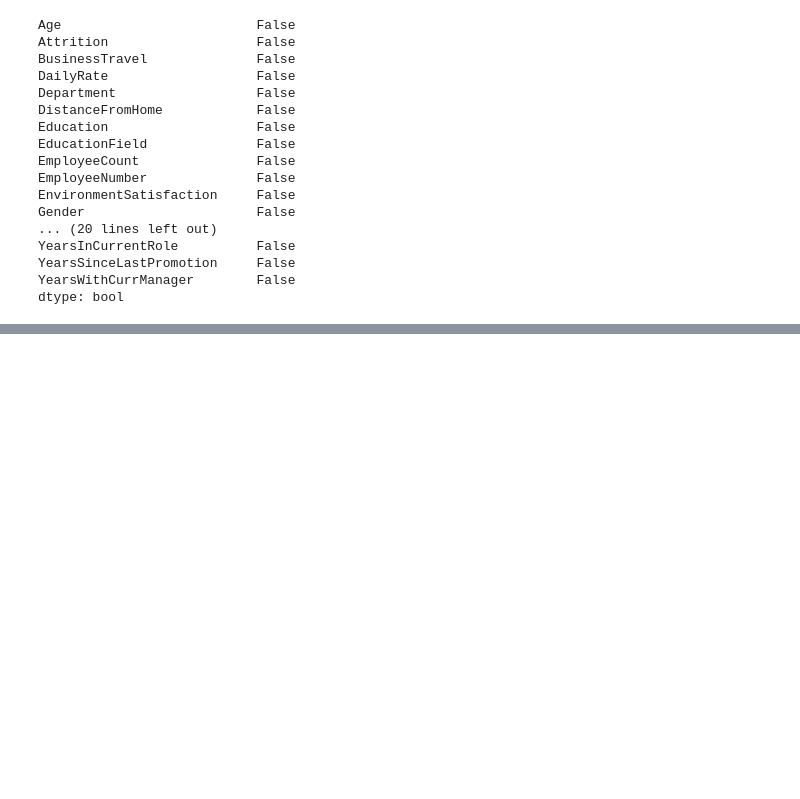
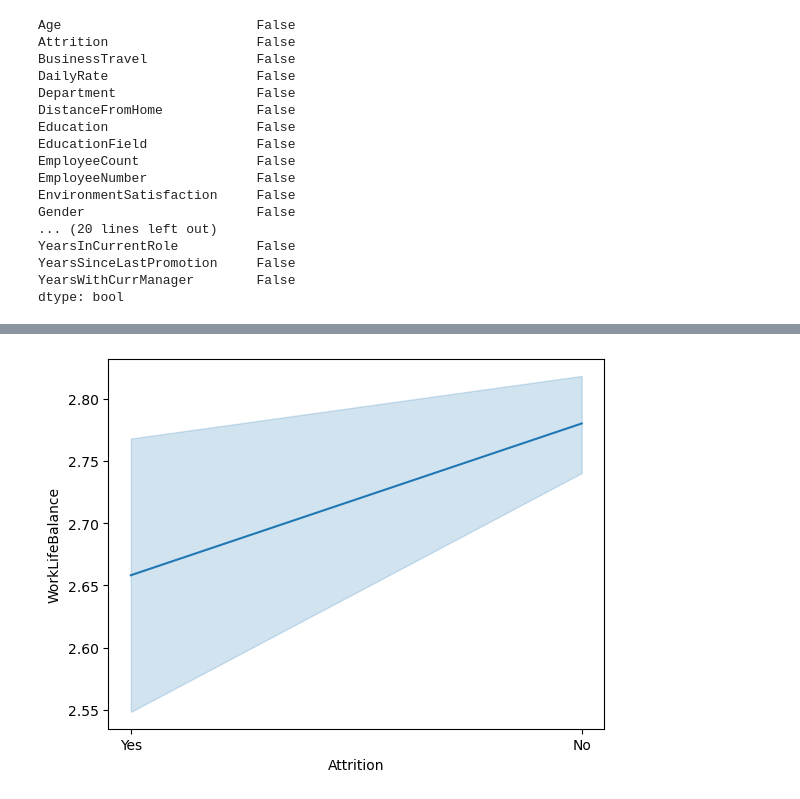
Before and after one commit to mariemcsweeney/UCDPA_mariemcsweeney, a Jupyter notebook: Employee Data (1).ipynb, the cells around one changed output, grey strips where cells are left out. Saved outputs shown, nothing was run; the diff lists cells and outputs as text; code cells hidden in the pictures; blank space fills up the shorter version.

```diff
--- a/Employee Data (1).ipynb
+++ b/Employee Data (1).ipynb
@@ -155,0 +239,7 @@ plt.show()
+# %%
+# Check correlation between attrition and work life balance
+
+sns.lineplot(x='Attrition', y='WorkLifeBalance', data=employee_data)
+plt.show()
+# %% [output]
+[figure, added]
```
Also changed, not shown: parts of 16 cells of this notebook.
